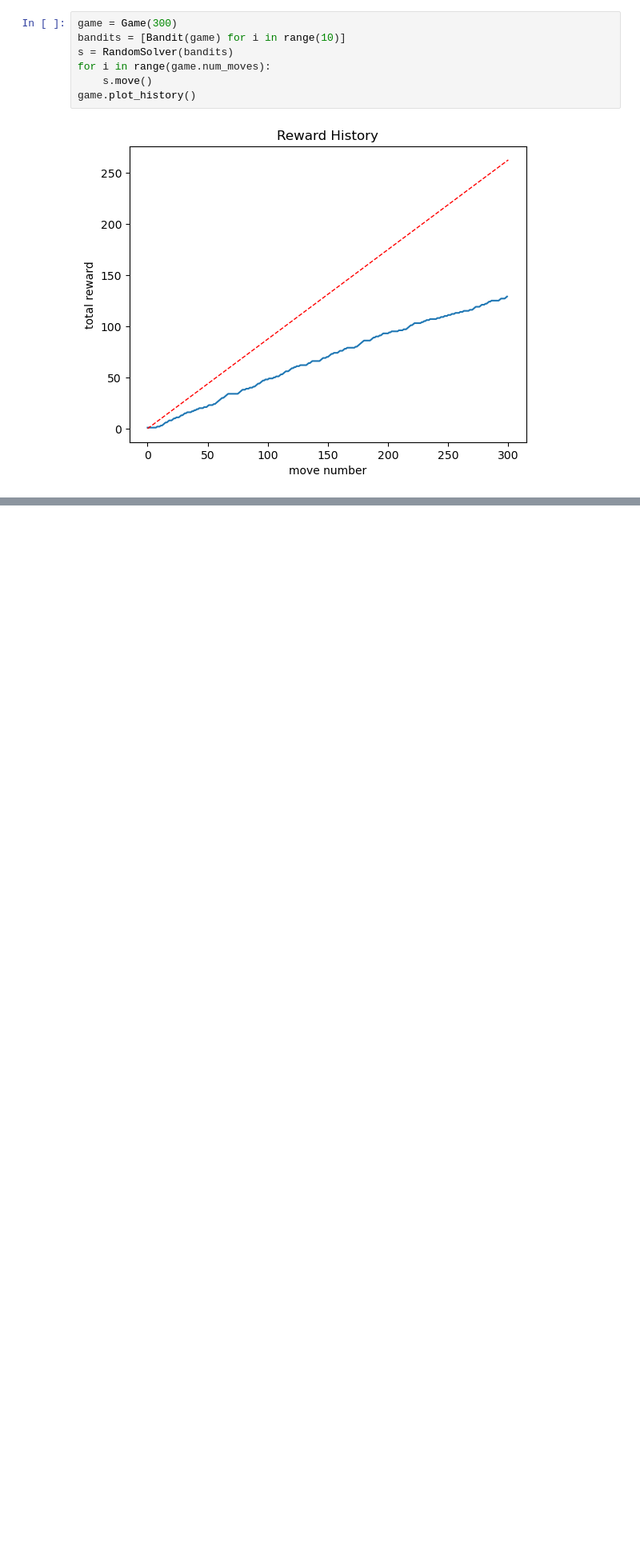
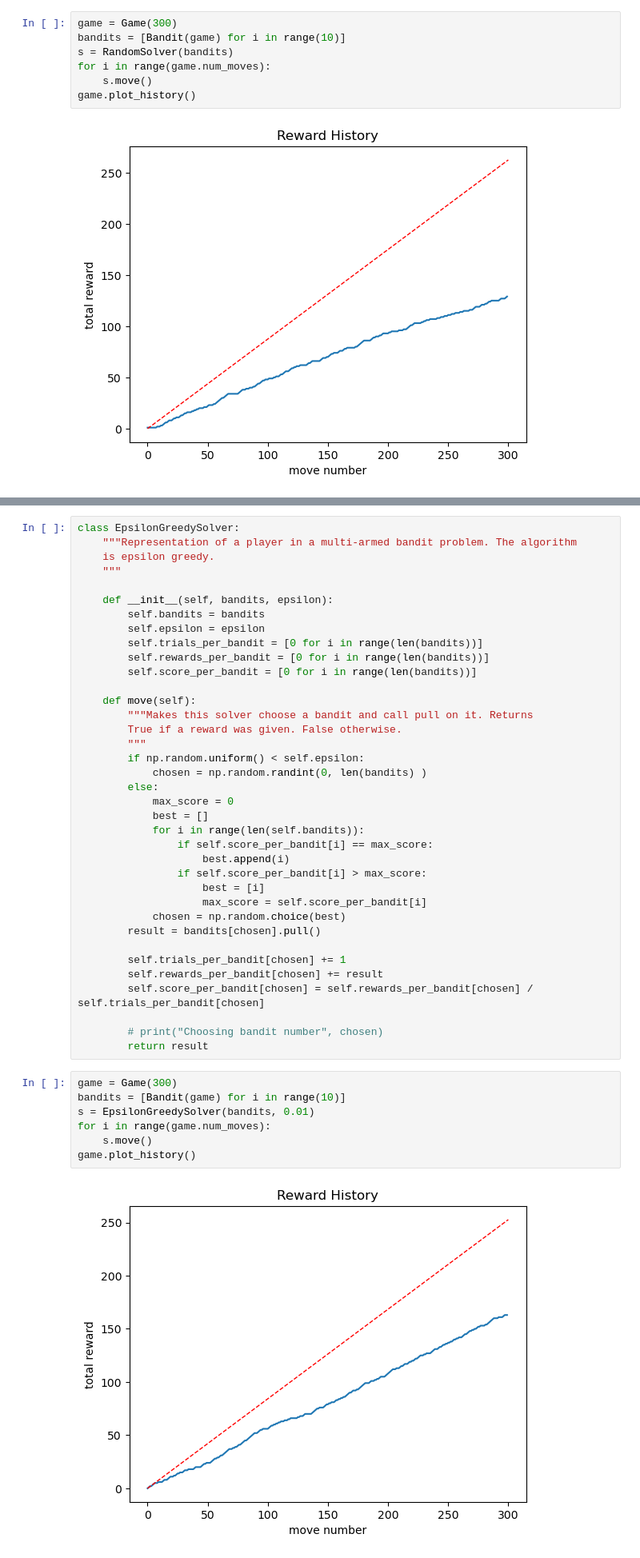
Before and after one commit to scottstossel/python-practice, a Jupyter notebook: Classes.ipynb, the cells around one changed output, grey strips where cells are left out. Shown at 80% size. Cells and saved outputs as stored; diff of their text form; blank space fills up the shorter version.

Commit message:
epsilon greedy algorithm

```diff
--- a/Classes.ipynb
+++ b/Classes.ipynb
@@ -424,0 +431,46 @@ game.plot_history()
+# %%
+class EpsilonGreedySolver:
+    """Representation of a player in a multi-armed bandit problem. The algorithm
+    is epsilon greedy.
+    """
+
+    def __init__(self, bandits, epsilon):
+        self.bandits = bandits
+        self.epsilon = epsilon
+        self.trials_per_bandit = [0 for i in range(len(bandits))]
+        self.rewards_per_bandit = [0 for i in range(len(bandits))]
+        self.score_per_bandit = [0 for i in range(len(bandits))]
+
+    def move(self):
+        """Makes this solver choose a bandit and call pull on it. Returns
+        True if a reward was given. False otherwise.
+        """
+        if np.random.uniform() < self.epsilon:
+            chosen = np.random.randint(0, len(bandits) )
+        else:
+            max_score = 0
+            best = []
+            for i in range(len(self.bandits)):
+                if self.score_per_bandit[i] == max_score:
+                    best.append(i)
+                if self.score_per_bandit[i] > max_score:
+                    best = [i]
+                    max_score = self.score_per_bandit[i]
+            chosen = np.random.choice(best)
+        result = bandits[chosen].pull()
+
+        self.trials_per_bandit[chosen] += 1
+        self.rewards_per_bandit[chosen] += result
+        self.score_per_bandit[chosen] = self.rewards_per_bandit[chosen] / self.trials_per_bandit[chosen]
+
+        # print("Choosing bandit number", chosen)
+        return result
+# %%
+game = Game(300)
+bandits = [Bandit(game) for i in range(10)]
+s = EpsilonGreedySolver(bandits, 0.01)
+for i in range(game.num_moves):
+    s.move()
+game.plot_history()
+# %% [output]
+[figure, added]
```
Also changed, not shown: parts of 1 cell of this notebook.
